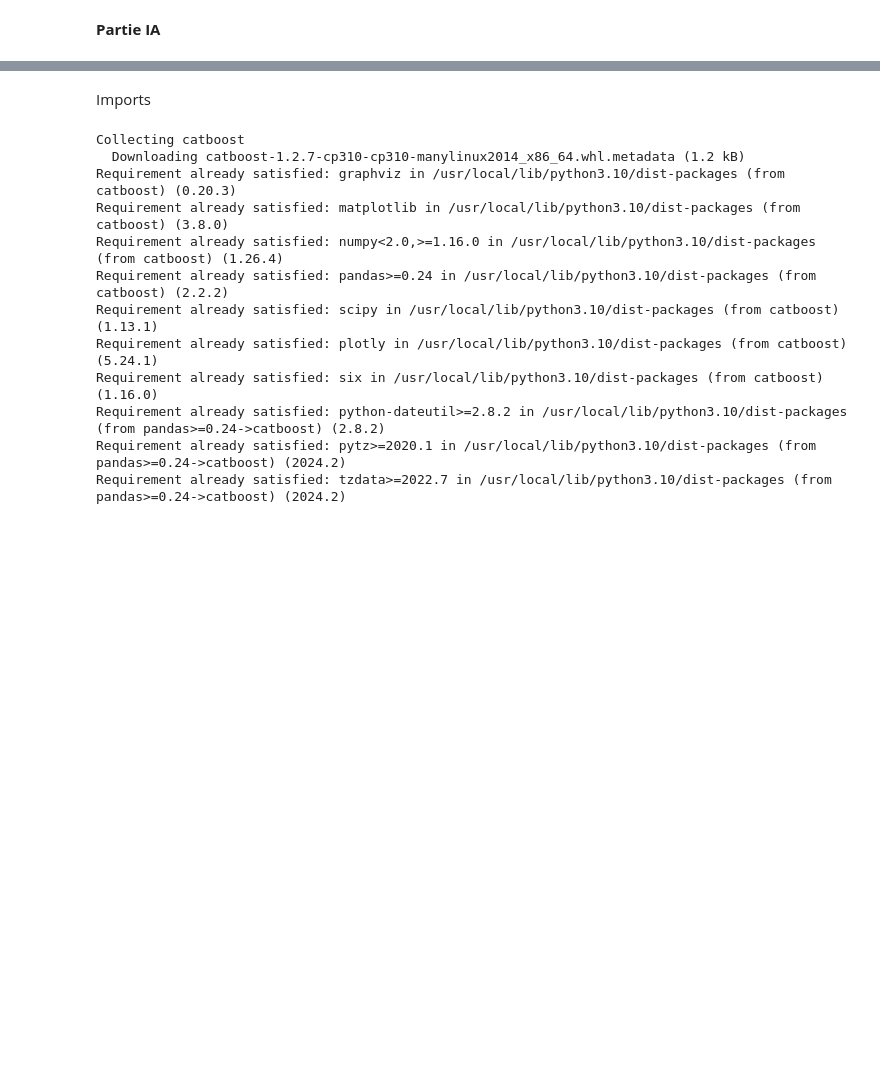
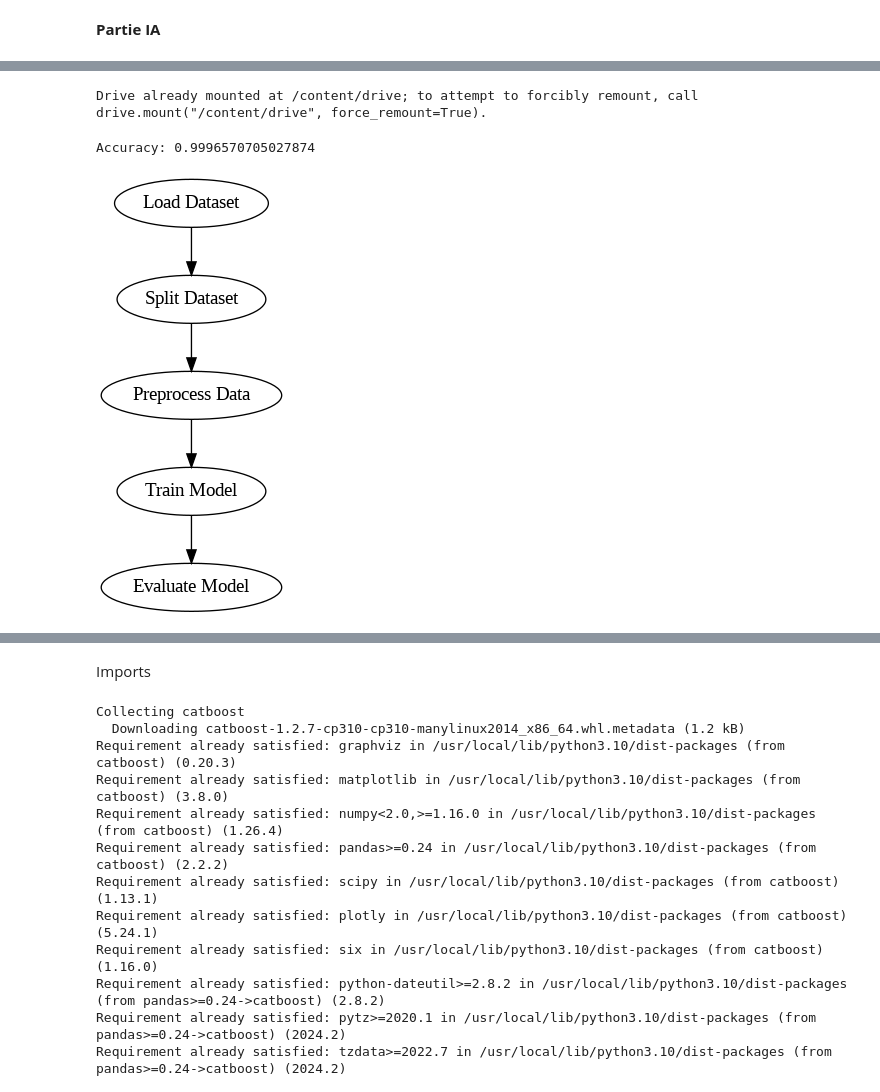
Before and after one commit to RomyJr/Fraud_Detection, a Jupyter notebook: IA.ipynb, the cells around one changed output, grey strips where cells are left out. Cells and saved outputs as stored; diff of their text form; code cells hidden in the pictures; blank space fills up the shorter version.

```diff
--- a/IA.ipynb
+++ b/IA.ipynb
@@ -2,0 +53,50 @@
+# %%
+# Monter Google Drive pour accéder aux fichiers
+from google.colab import drive
+drive.mount('/content/drive')
+
+# Charger les données
+file_path = '/content/drive/MyDrive/fichiersPFE/creditcard_2023.csv'
+df_tr = pd.read_csv(file_path)
+
+# Séparation des données en caractéristiques (X) et cible (y)
+X = df_tr.drop('Class', axis=1)
+y = df_tr['Class']
+# %% [output]
+Drive already mounted at /content/drive; to attempt to forcibly remount, call drive.mount("/content/drive", force_remount=True).
+# %%
+#**Apprentissage supervisé**
+# Transformation des données
+numeric_features = X.select_dtypes(include=['int64', 'float64']).columns.tolist()
+numeric_transformer = Pipeline(steps=[
+    ('scaler', StandardScaler())])
+preprocessor = ColumnTransformer(
+    transformers=[
+        ('num', numeric_transformer, numeric_features)])
+
+# Définir le modèle CatBoost
+model = Pipeline(steps=[('preprocessor', preprocessor),
+                         ('classifier', CatBoostClassifier(verbose=False))])
+
+# Diviser les données
+X_train, X_test, y_train, y_test = train_test_split(X, y, test_size=0.2, random_state=42)
+
+# Entraîner et évaluer le modèle
+model.fit(X_train, y_train)
+y_pred = model.predict(X_test)
+print("Accuracy:", accuracy_score(y_test, y_pred))
+
+# Pipeline de visualisation du processus
+pipeline_viz = Digraph()
+pipeline_viz.node('A', 'Load Dataset')
+pipeline_viz.node('B', 'Split Dataset')
+pipeline_viz.node('C', 'Preprocess Data')
+pipeline_viz.node('D', 'Train Model')
+pipeline_viz.node('E', 'Evaluate Model')
+pipeline_viz.edges(['AB', 'BC', 'CD', 'DE'])
+output_path = '/content/training_pipeline_detailed'
+pipeline_viz.render(output_path, format='png', cleanup=True)
+display(Image(filename=f'{output_path}.png'))
+# %% [output]
+Accuracy: 0.9996570705027874
+[figure, added]
```
Also changed, not shown: parts of 6 cells of this notebook.
